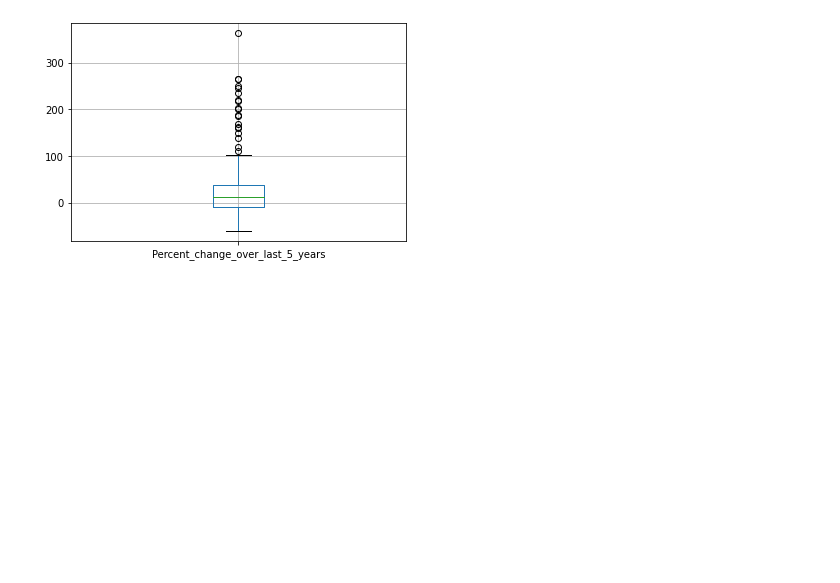
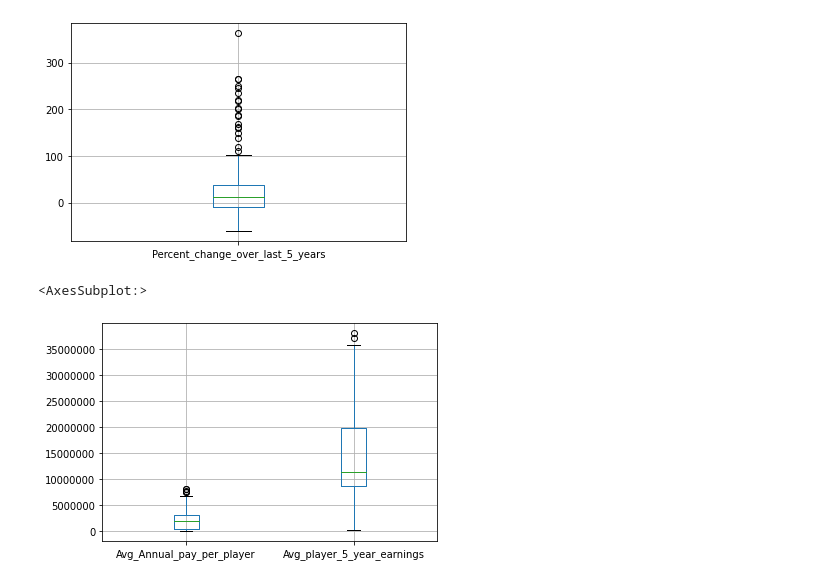
Before and after one commit to arjun-verma/Major_Project, a Jupyter notebook: analysis/univariate.ipynb, the cells around one changed output. Drawn from its saved outputs; the diff is of its cells as text; code cells hidden in the pictures; blank space fills up the shorter version.

```diff
--- a/analysis/univariate.ipynb
+++ b/analysis/univariate.ipynb
@@ -253,3 +255,8 @@ dft.boxplot(column=['Percent_change_over_last_5_years'])
 # %% [output]
 <AxesSubplot:>
 [figure]
+# %%
+dft.boxplot(column=['Avg_Annual_pay_per_player','Avg_player_5_year_earnings'])
+# %% [output]
+<AxesSubplot:>
+[figure, added]
```
Also changed, not shown: parts of 14 cells of this notebook, 2 other files.
